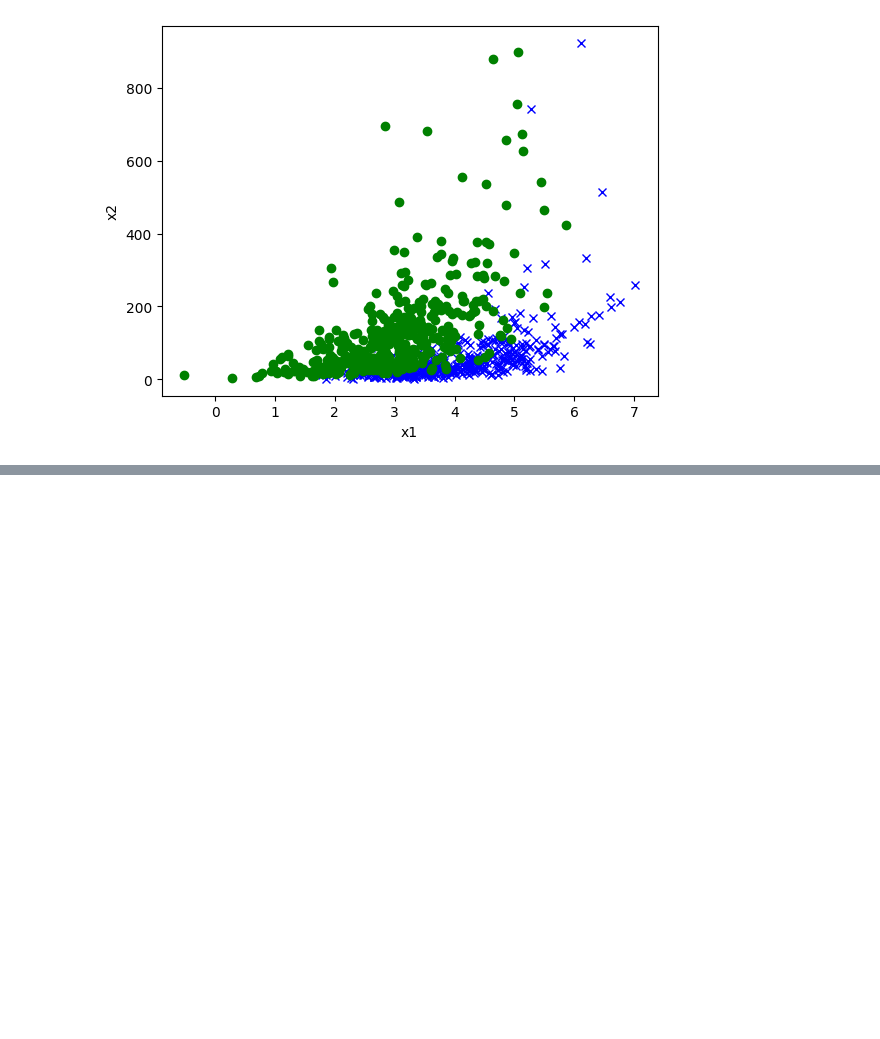
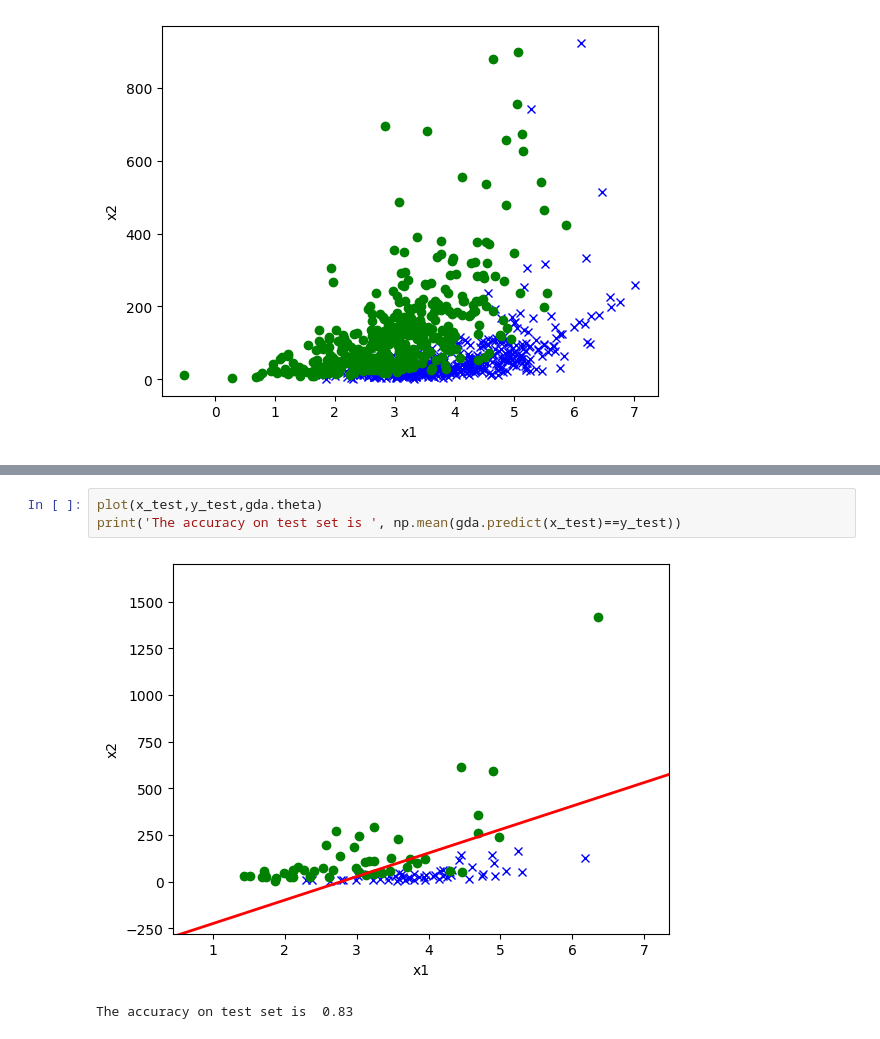
Before and after one commit to UdaykiranSure/ML-from-scratch, a Jupyter notebook: PS1/test.ipynb, the cells around one changed output, grey strips where cells are left out. Saved outputs shown, nothing was run; the diff lists cells and outputs as text; blank space fills up the shorter version.

```diff
--- a/PS1/test.ipynb
+++ b/PS1/test.ipynb
@@ -69,0 +104,6 @@ The accuracy on training set is:  0.8825
+# %%
+plot(x_test,y_test,gda.theta)
+print('The accuracy on test set is ', np.mean(gda.predict(x_test)==y_test))
+# %% [output]
+[figure, added]
+The accuracy on test set is  0.83
```
Also changed, not shown: parts of 12 cells of this notebook, 4 other files.
